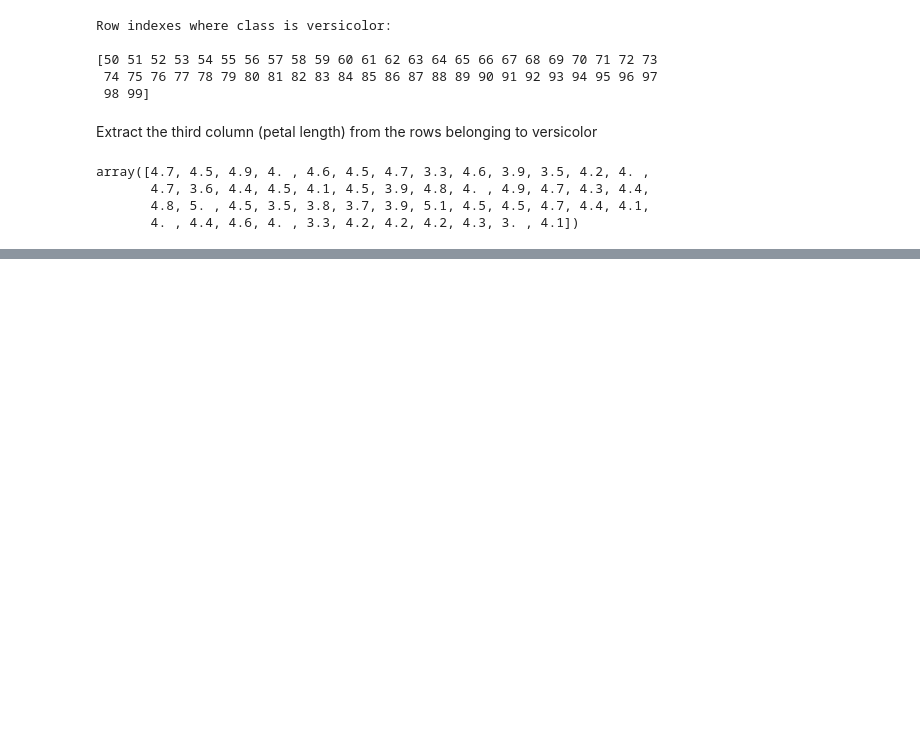
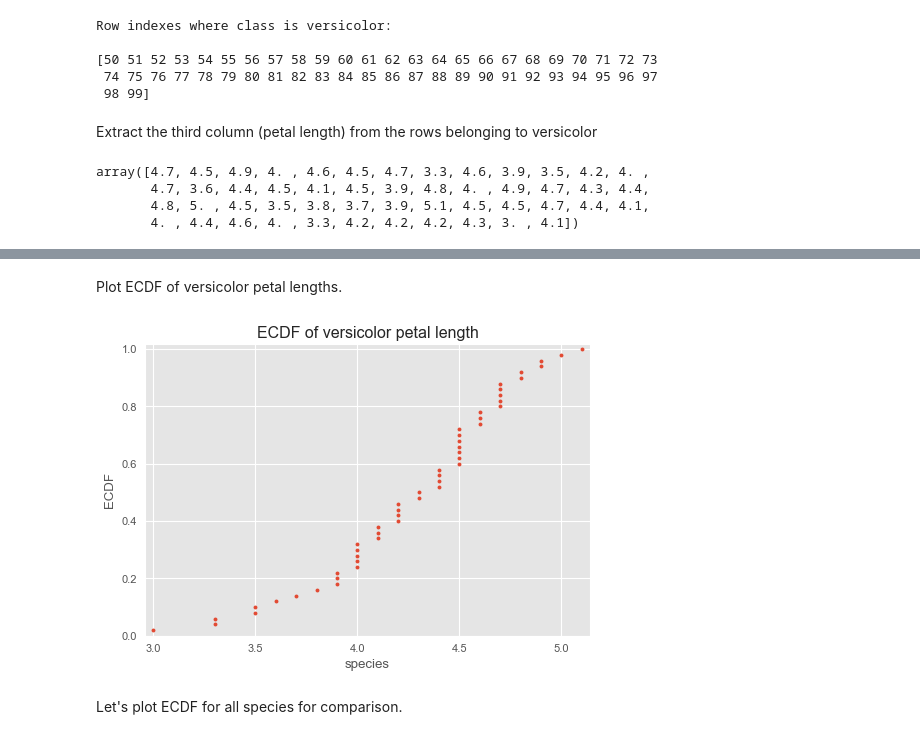
Before and after one commit to tanmay-kulkarni/statistics_for_data_science, a Jupyter notebook: statistics.ipynb, the cells around one changed output, grey strips where cells are left out. Cells and saved outputs as stored; diff of their text form; code cells hidden in the pictures; blank space fills up the shorter version.

```diff
--- a/statistics.ipynb
+++ b/statistics.ipynb
@@ -74,0 +129,26 @@ _ = plt.hist(versicolor_petal_length)
+# %%
+def ecdf(data):
+    """
+    compute ECDF for a one dimensional array of measurements.
+    The y data of the ECDF go from 1/n to 1 in equally spaced increments.
+    the end value in np.arange() is not inclusive. Therefore, np.arange() will need to go from 1 to n+1
+    """
+    n=len(data)
+    x=np.sort(data)
+    y=np.arange(1,n+1) / n
+    return x,y
+# %% [markdown]
+Plot ECDF of versicolor petal lengths.
+# %%
+x_vers, y_vers = ecdf(versicolor_petal_length)
+# %%
+plt.plot(x_vers, y_vers, marker='.', linestyle='none')
+plt.margins(0.02)
+_ = plt.xlabel('species')
+_ = plt.ylabel('ECDF')
+_ = plt.title('ECDF of versicolor petal length')
+plt.show()
+# %% [output]
+[figure, added]
+# %% [markdown]
+Let's plot ECDF for all species for comparison.
```
Also changed, not shown: parts of 18 cells of this notebook.
